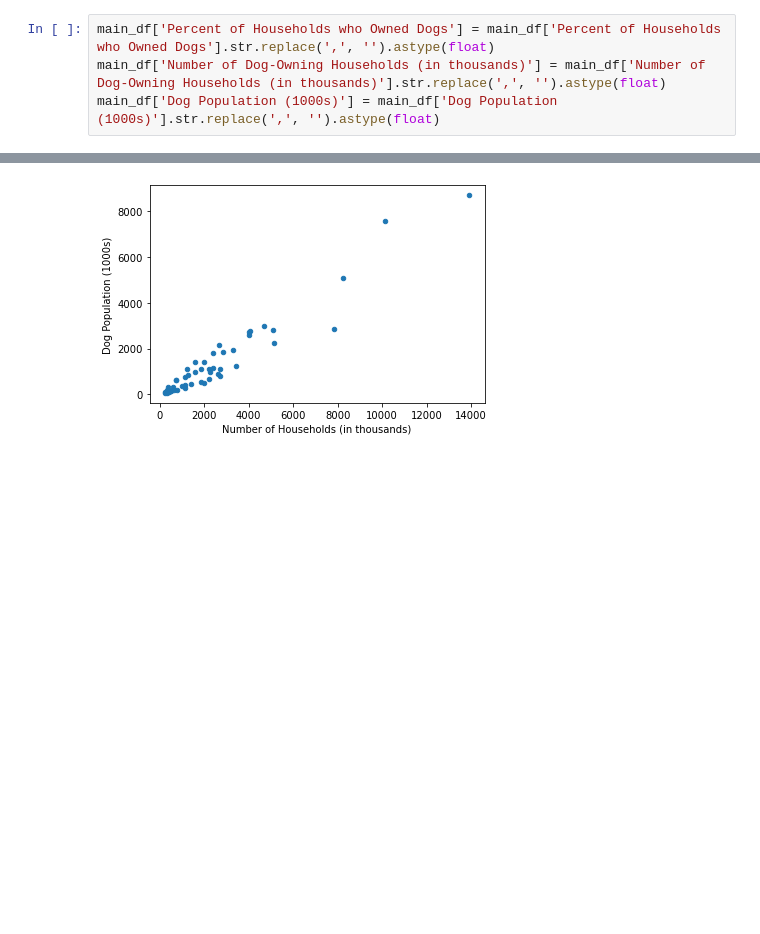
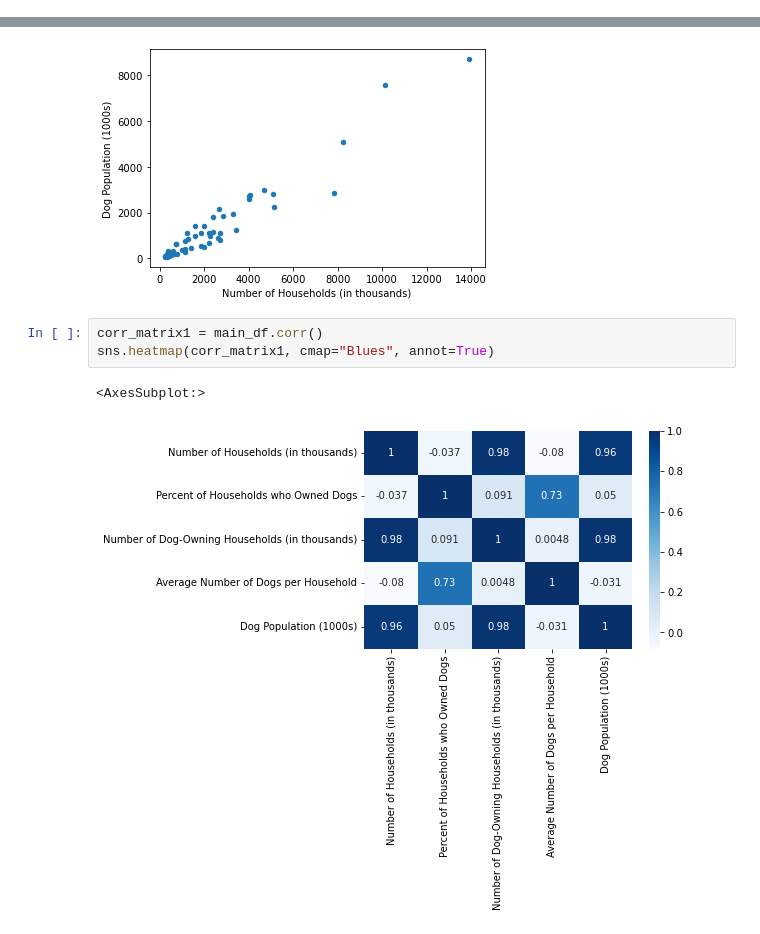
Before and after one commit to lejaja9/pandas-2, a Jupyter notebook: corr.ipynb, the cells around one changed output, grey strips where cells are left out. Drawn from its saved outputs; the diff is of its cells as text; blank space fills up the shorter version.

```diff
--- a/corr.ipynb
+++ b/corr.ipynb
@@ -60,7 +57,3 @@ Data columns (total 6 columns):
  5   Dog Population (1000s)                          49 non-null     object
 dtypes: float64(2), object(4)
 memory usage: 2.4+ KB
-# %%
-main_df['Percent of Households who Owned Dogs'] = main_df['Percent of Households who Owned Dogs'].str.replace(',', '').astype(float)
-main_df['Number of Dog-Owning Households (in thousands)'] = main_df['Number of Dog-Owning Households (in thousands)'].str.replace(',', '').astype(float)
-main_df['Dog Population (1000s)'] = main_df['Dog Population (1000s)'].str.replace(',', '').astype(float)
@@ -117,3 +108,9 @@ main_df.plot.scatter(x = 'Number of Households (in thousands)', y = 'Dog Populat
 # %% [output]
 <AxesSubplot:xlabel='Number of Households (in thousands)', ylabel='Dog Population (1000s)'>
 [figure]
+# %%
+corr_matrix1 = main_df.corr()
+sns.heatmap(corr_matrix1, cmap="Blues", annot=True)
+# %% [output]
+<AxesSubplot:>
+[figure, added]
```
Also changed, not shown: parts of 4 cells of this notebook.
